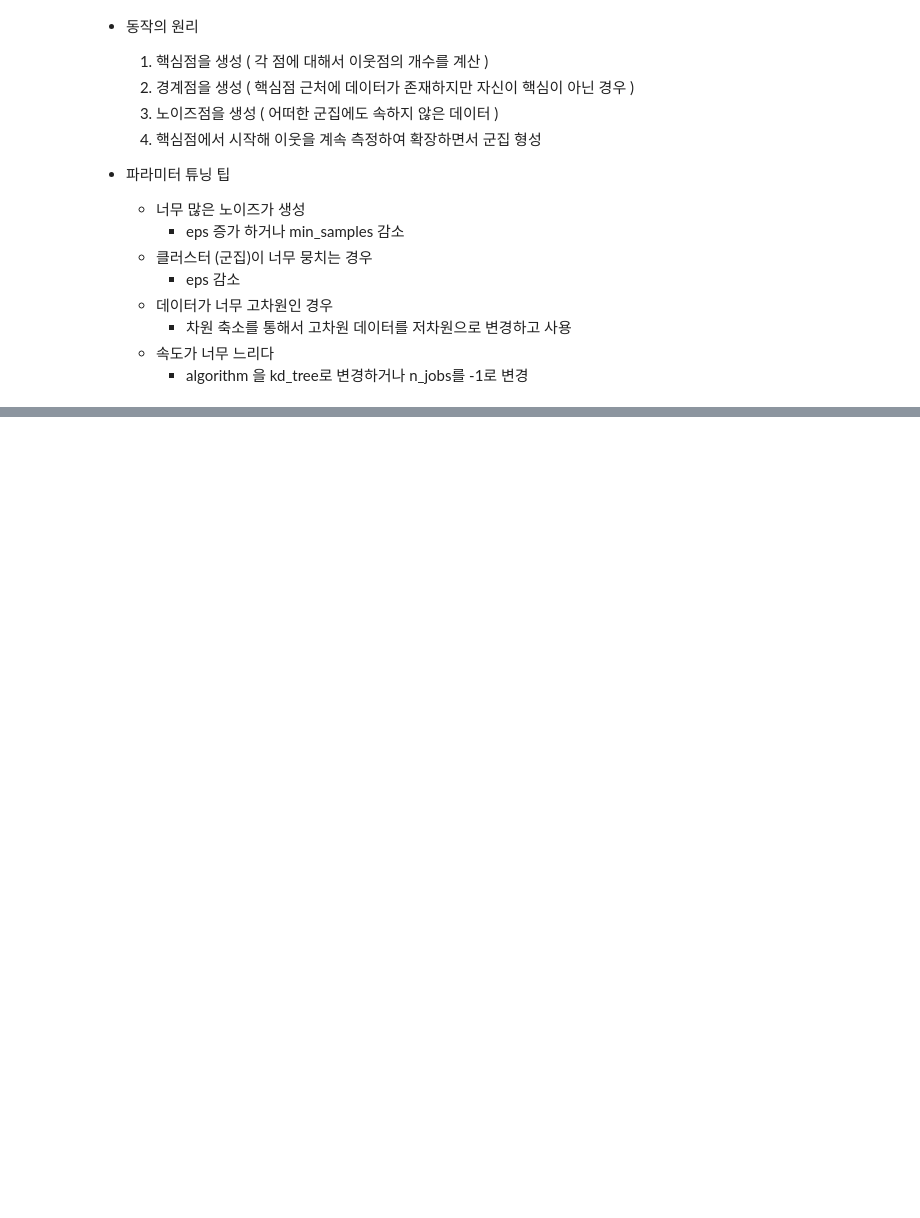
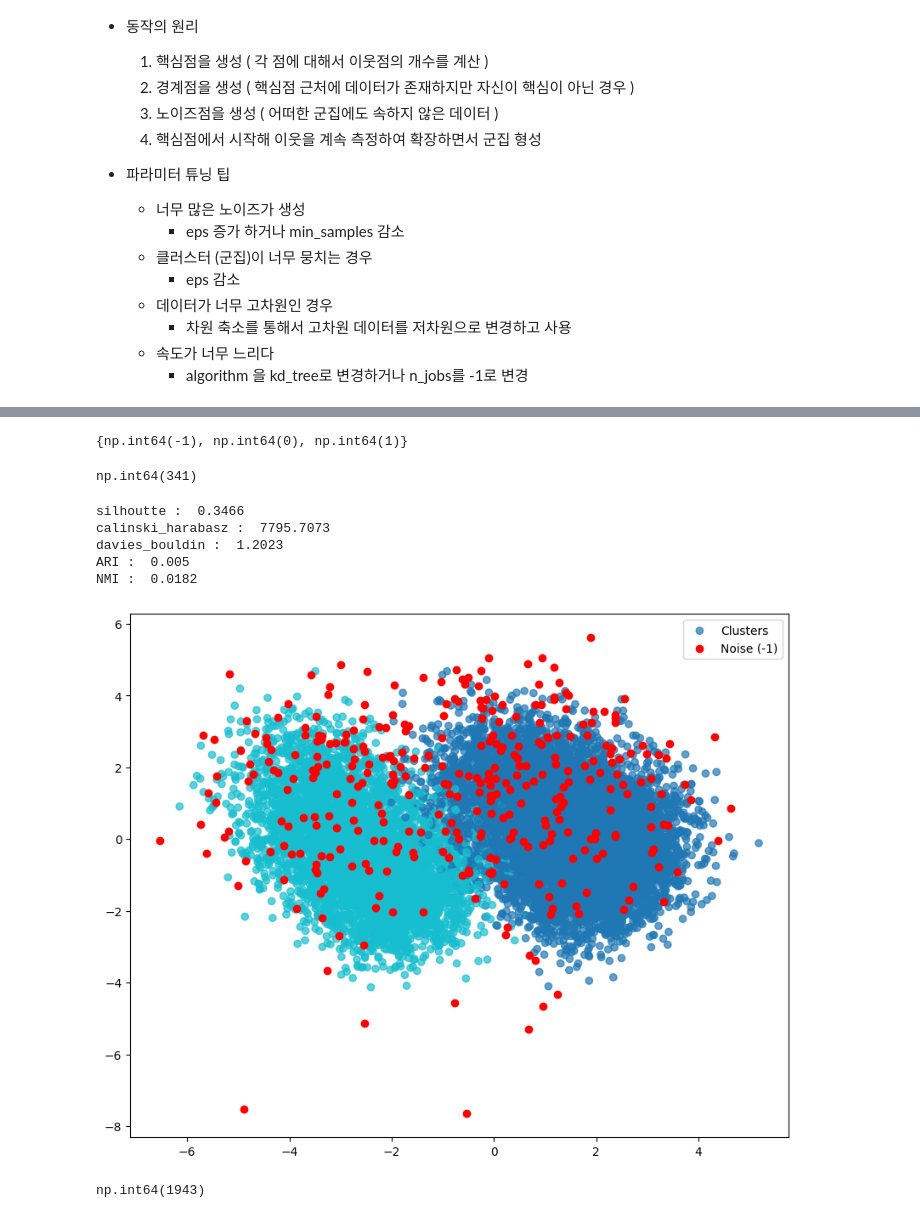
Before and after one commit to Vegetuna/Github_Team_SH, a Jupyter notebook: 251013/03_DBSCAN.ipynb, the cells around one changed output, grey strips where cells are left out. Saved outputs shown, nothing was run; the diff lists cells and outputs as text; code cells hidden in the pictures; blank space fills up the shorter version.

```diff
--- a/251013/03_DBSCAN.ipynb
+++ b/251013/03_DBSCAN.ipynb
@@ -66,0 +78,2 @@
+# %%
+df = pd.read_csv("../data/bodyPerformance.csv")  # 데이터셋 로드
@@ -66,0 +147,19 @@
+# %%
+eps = 1.7
+min_samples = 10
+
+# 모델 생성
+db = DBSCAN(
+    eps= eps,
+    min_samples= min_samples,
+    n_jobs= -1
+)
+
+# 모델에 데이터 학습 및 예측
+labels = db.fit_predict(X_std)
+# %%
+# 라벨의 구성 -> 군집이 여러개인 경우 0, 1, 2, .../ 노이즈 -1
+# 라벨의 개수 확인
+set(labels)
+# %% [output]
+{np.int64(-1), np.int64(0), np.int64(1)}
@@ -66,0 +169,45 @@
+# %%
+# 노이즈의 개수 -> labels에서 -1의 개수 ->
+# n_noise
+np.sum(labels == -1)
+# %% [output]
+np.int64(341)
+# %%
+# 검증 지표 계산
+# 노이즈 제외하고 계산
+mask = labels != -1
+sil = silhouette_score(X_std[mask], labels[mask])
+ch = calinski_harabasz_score(X_std[mask], labels[mask])
+dbi = davies_bouldin_score(X_std[mask], labels[mask])
+# 실제 라벨과 일치도
+ari = adjusted_rand_score(Y, labels)
+nmi = normalized_mutual_info_score(Y, labels)
+print('silhoutte : ', round(sil, 4))
+print('calinski_harabasz : ', round(ch, 4))
+print('davies_bouldin : ', round(dbi,4))
+print('ARI : ', round(ari,4))
+print('NMI : ', round(nmi,4))
+# %% [output]
+silhoutte :  0.3466
+calinski_harabasz :  7795.7073
+davies_bouldin :  1.2023
+ARI :  0.005
+NMI :  0.0182
+# %%
+# PCA를 이용하여 2차원으로 차원 축소 하고 그래프 시각화
+
+pca = PCA(n_components=2, random_state=42)
+X_pca = pca.fit_transform(X_std)
+
+plt.figure(figsize=(10,8))
+
+non_noise = labels != -1
+plt.scatter( X_pca[non_noise, 0], X_pca[non_noise, 1], c= labels[non_noise] ,
+            cmap='tab10', label='Clusters', alpha=0.7 )
+plt.scatter( X_pca[~non_noise, 0], X_pca[~non_noise, 1], c='red', label='Noise (-1)')
+
+plt.legend()
+
+plt.show()
+# %% [output]
+[figure, added]
@@ -66,0 +233,4 @@
+# %%
+np.sum(labels_2 == -1)
+# %% [output]
+np.int64(1943)
```
Also changed, not shown: parts of 13 cells of this notebook.
